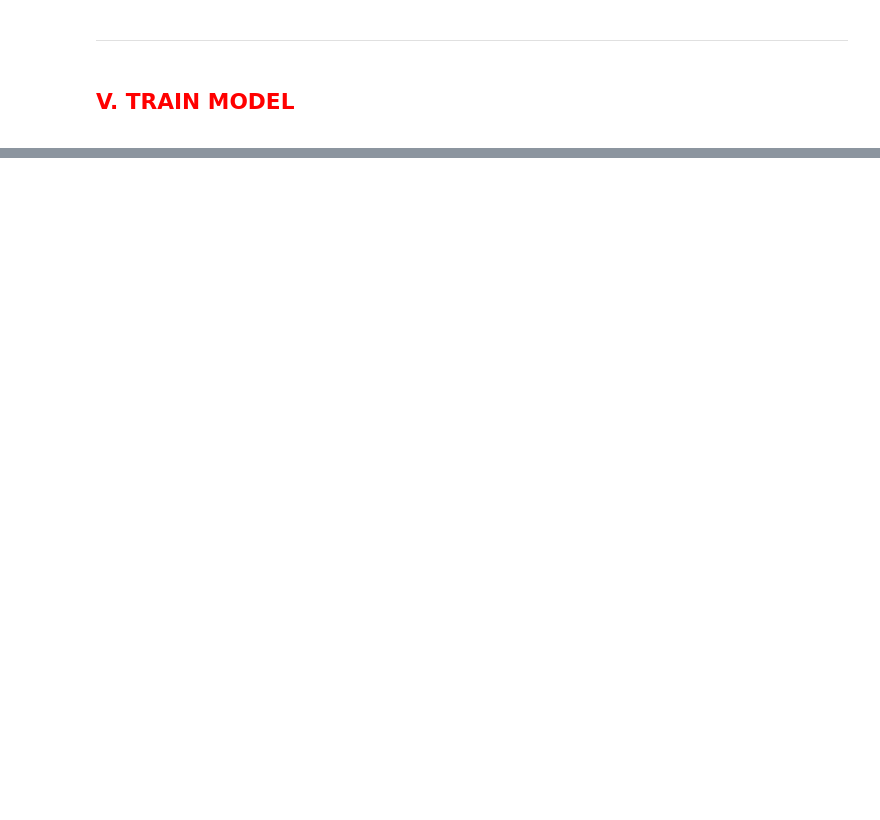
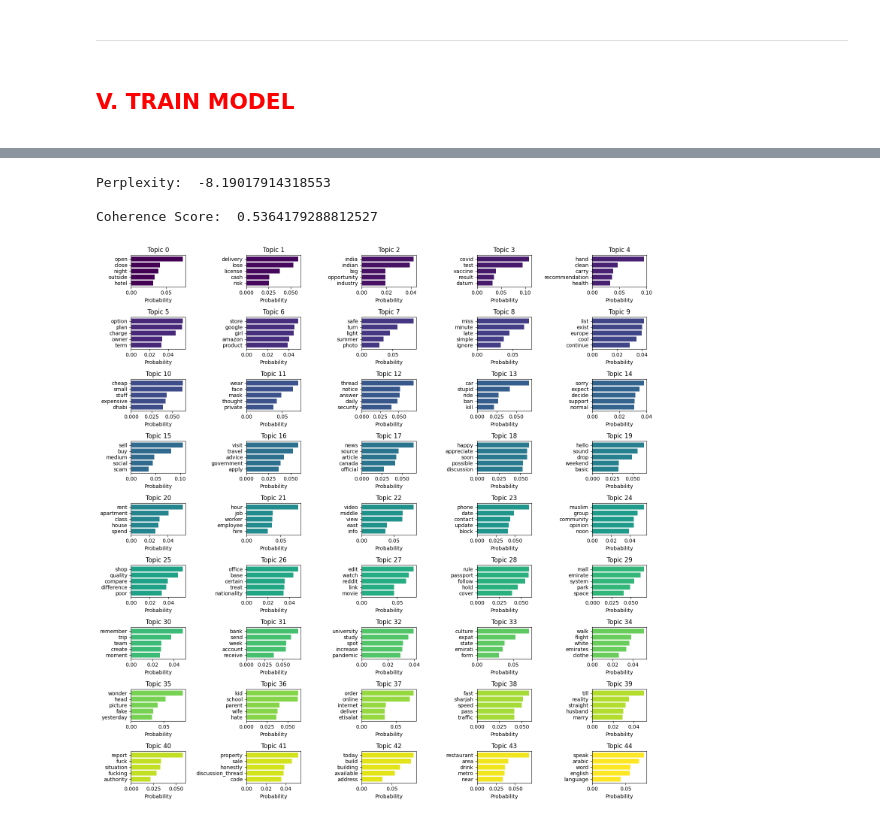
Before and after one commit to luisanomayo/MSc_Thesis_NLP_topic_modelling, a Jupyter notebook: topic_modelling/LDA_models/notebooks/lda_model_new_20_08_22.ipynb, the cells around one changed output, grey strips where cells are left out. Cells and saved outputs as stored; diff of their text form; code cells hidden in the pictures; blank space fills up the shorter version.

```diff
--- a/topic_modelling/LDA_models/notebooks/lda_model_new_20_08_22.ipynb
+++ b/topic_modelling/LDA_models/notebooks/lda_model_new_20_08_22.ipynb
@@ -636,14 +766,14 @@ id2word = dictionary.id2token
 temp = dictionary[0] #to "load" the dictionary
 
 #range of topics
-topics_range = np.arange (5,51,step = 5)
+topics_range = [5,10,15,20,25,30,35,40,45,50]
 
 # Lists to hold metrics
 model_coherence_cv = []
 #model_coherence_umass = []
-#model_coherence_cnpmi = []
-#model_perplexity = []
-#topic_diversities = []
+model_coherence_cnpmi = []
+model_perplexity = []
+topic_diversities = []
 
 start_time = time.time()
 for num_topics in topics_range:
@@ -671,19 +801,19 @@ for num_topics in topics_range:
     #model_coherence_umass.append(umass_lda)
 
     # Compute c_npmi score
-    #c_npmi = CoherenceModel(model=lda_model, texts=docs, dictionary=dictionary, coherence='c_npmi')
-    #cnpmi_lda = c_npmi.get_coherence()
-    #model_coherence_cnpmi.append(cnpmi_lda)
+    c_npmi = CoherenceModel(model=lda_model, texts=docs, dictionary=dictionary, coherence='c_npmi')
+    cnpmi_lda = c_npmi.get_coherence()
+    model_coherence_cnpmi.append(cnpmi_lda)
 
     # Compute perplexity
-    #perplexity = lda_model.log_perplexity(corpus)
-    #model_perplexity.append(perplexity)
+    perplexity = lda_model.log_perplexity(corpus)
+    model_perplexity.append(perplexity)
 
     # Compute topic diversity
-    #top_n = 10  # You can adjust this value
-    #top_words = [word for topic_id in range(num_topics) for word, _ in lda_model.show_topic(topic_id, topn=top_n)]
-    #diversity = len(set(top_words)) / (num_topics * top_n)
-    #topic_diversities.append(diversity)
+    top_n = 10
+    top_words = [word for topic_id in range(num_topics) for word, _ in lda_model.show_topic(topic_id, topn=top_n)]
+    diversity = len(set(top_words)) / (num_topics * top_n)
+    topic_diversities.append(diversity)
 
 print(f"This model took {(time.time() - start_time)/60 :.2f} minutes to train")
 # %%
@@ -697,6 +853,6 @@ plt.show()
 # %%
 #training parameters
-num_topics = 5
+num_topics = 45
 chunksize = 5000
 passes = 10
 iterations = 400
@@ -730,6 +886,10 @@ print('\nPerplexity: ', lda_model.log_perplexity(corpus))  # a measure of how go
 coherence_model_lda = CoherenceModel(model=lda_model, texts=docs, dictionary=dictionary, coherence='c_v')
 coherence_lda = coherence_model_lda.get_coherence()
 print('\nCoherence Score: ', coherence_lda)
+# %% [output]
+Perplexity:  -8.19017914318553
+
+Coherence Score:  0.5364179288812527
 # %%
 import matplotlib.pyplot as plt
 import matplotlib.cm as cm
@@ -738,37 +898,39 @@ import matplotlib.cm as cm
 num_topics = lda_model.num_topics
 
 # Number of words to display for each topic
-num_words = 10
+num_words = 5
 
 #define color map
 colors = cm.viridis(np.linspace(0,1, num_topics))
 
 #subplot layout
-rows = 3
+rows = 9
 cols = int(np.ceil(num_topics/rows))
 
-plt.figure(figsize=(15,10))
+plt.figure(figsize=(15,15))
 
 
 # Iterate through the topics
 for topic_num in range(num_topics):
     # top words and their probabilities for each topic
     top_words = lda_model.show_topic(topic_num, topn=num_words)
 
     # Separate the words and probabilities
     topic_words, probs = zip(*top_words)
 
     #create subplot
     plt.subplot(rows, cols, topic_num +1)
 
     # Plot the words and probabilities as a horizontal bar chart
     plt.barh(topic_words, probs, color = colors[topic_num])
     plt.xlabel('Probability')
     plt.title(f'Topic {topic_num}')
     plt.gca().invert_yaxis()  # Invert y-axis to have the highest probability at the top
 
 plt.tight_layout()
 plt.show()
+# %% [output]
+[figure, added]
 # %%
 # Visualize the topics
 pyLDAvis.enable_notebook()
```
Also changed, not shown: parts of 30 cells of this notebook.
